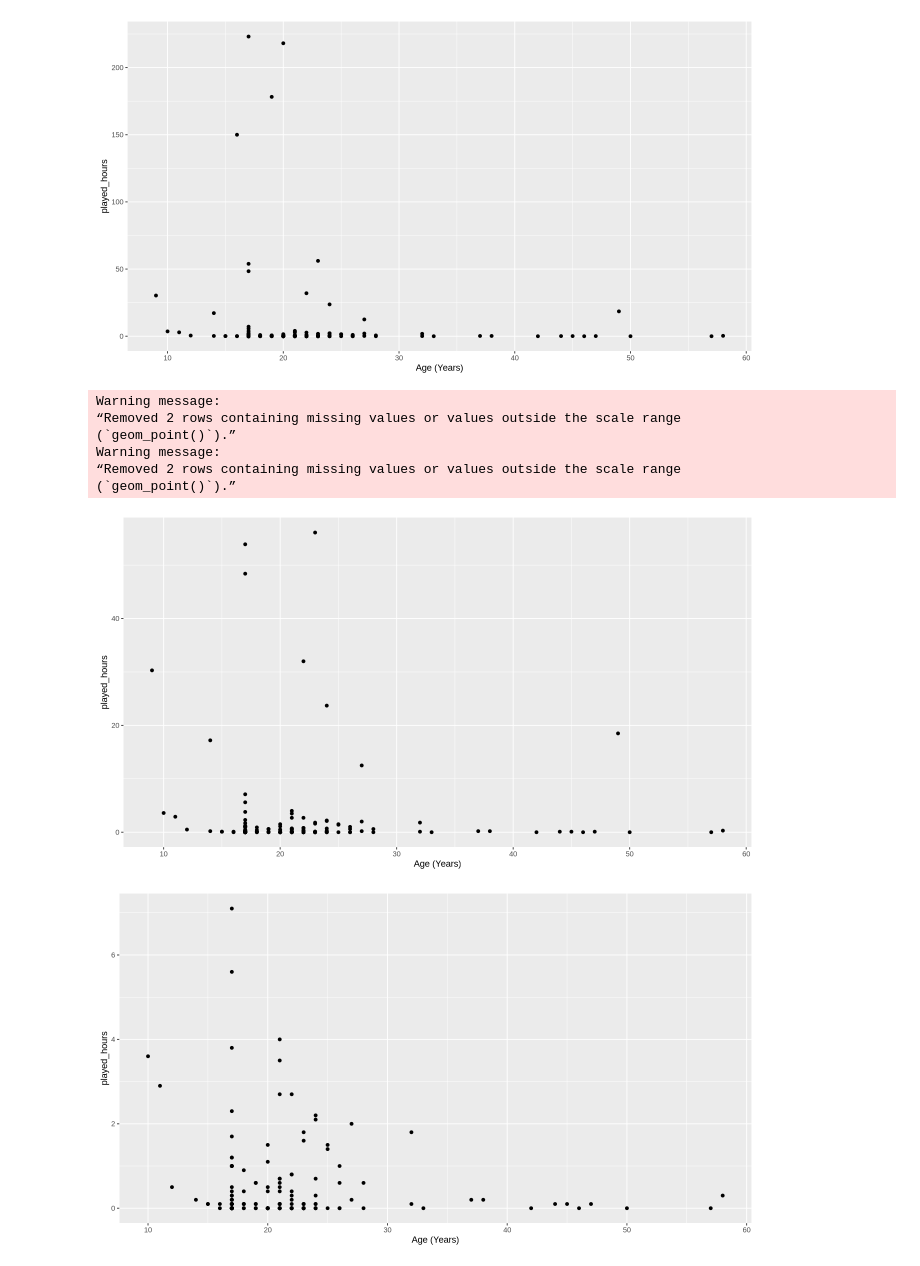
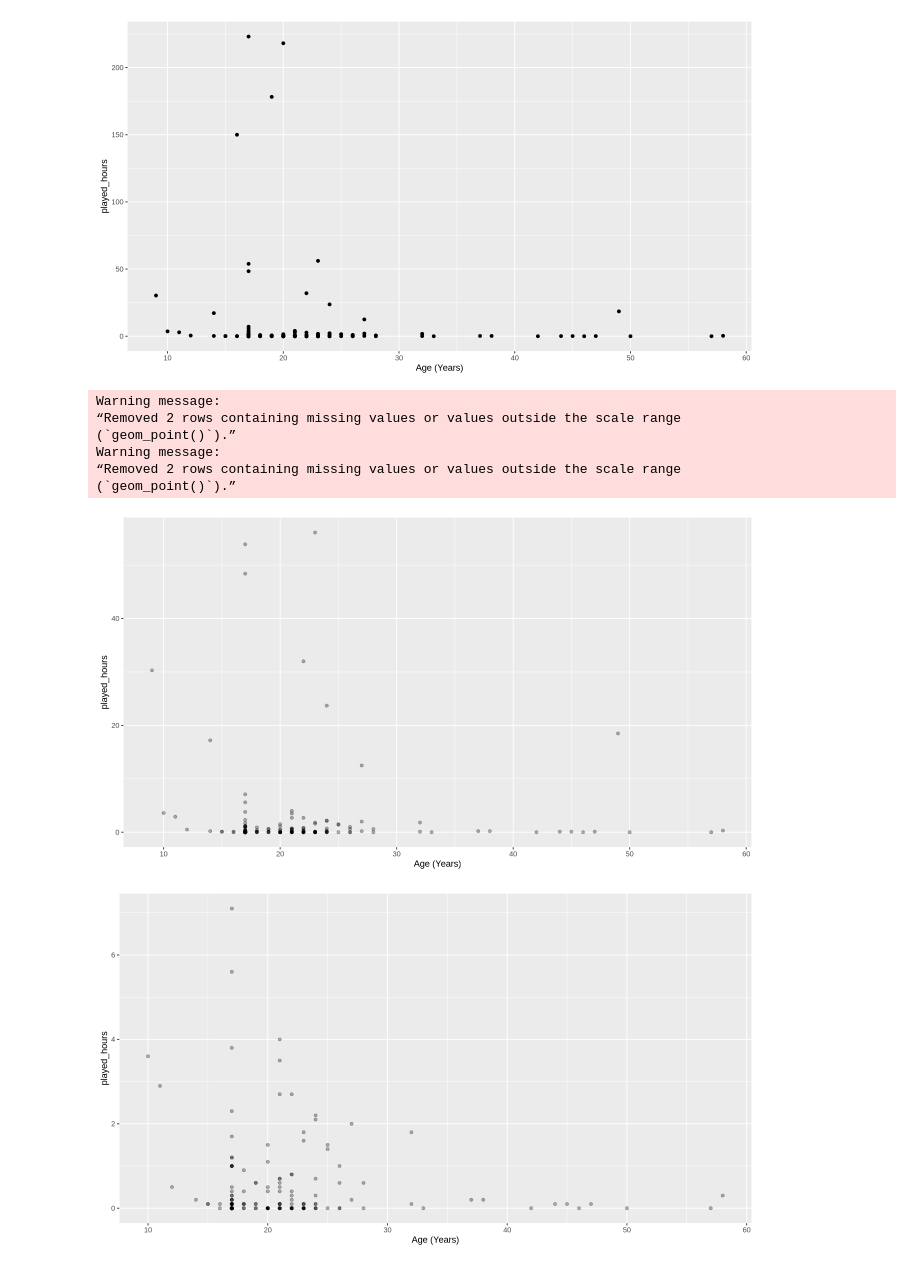
Before and after one commit to aoneile8-2/DSCI_project, a Jupyter notebook: Untitled1.ipynb, the cells around one changed output. Drawn from its saved outputs; the diff is of its cells as text; code cells hidden in the pictures.

```diff
--- a/Untitled1.ipynb
+++ b/Untitled1.ipynb
@@ -95,21 +96,21 @@ Warning message:
 # %%
 players_sub100h <- filter(players, played_hours < 100)
 age_vs_hours_2 <- ggplot(players_sub100h, aes(x=Age, y=played_hours)) +
-    geom_point() +
+    geom_point(alpha = 0.3) +
     labs(x="Age (Years)", "Average played (Hours)")
 age_vs_hours_2
 
 players_sub10h <- filter(players, played_hours < 10)
 age_vs_hours_3 <- ggplot(players_sub10h, aes(x=Age, y=played_hours)) +
-    geom_point() +
+    geom_point(alpha = 0.3) +
     labs(x="Age (Years)", "Average played (Hours)")
 age_vs_hours_3
 # %% [output]
 Warning message:
 “Removed 2 rows containing missing values or values outside the scale range
 (`geom_point()`).”
 Warning message:
 “Removed 2 rows containing missing values or values outside the scale range
 (`geom_point()`).”
-[figure, old version]
+[figure, new version]
-[figure, old version]
+[figure, new version]
```
Also changed, not shown: parts of 4 cells of this notebook.
